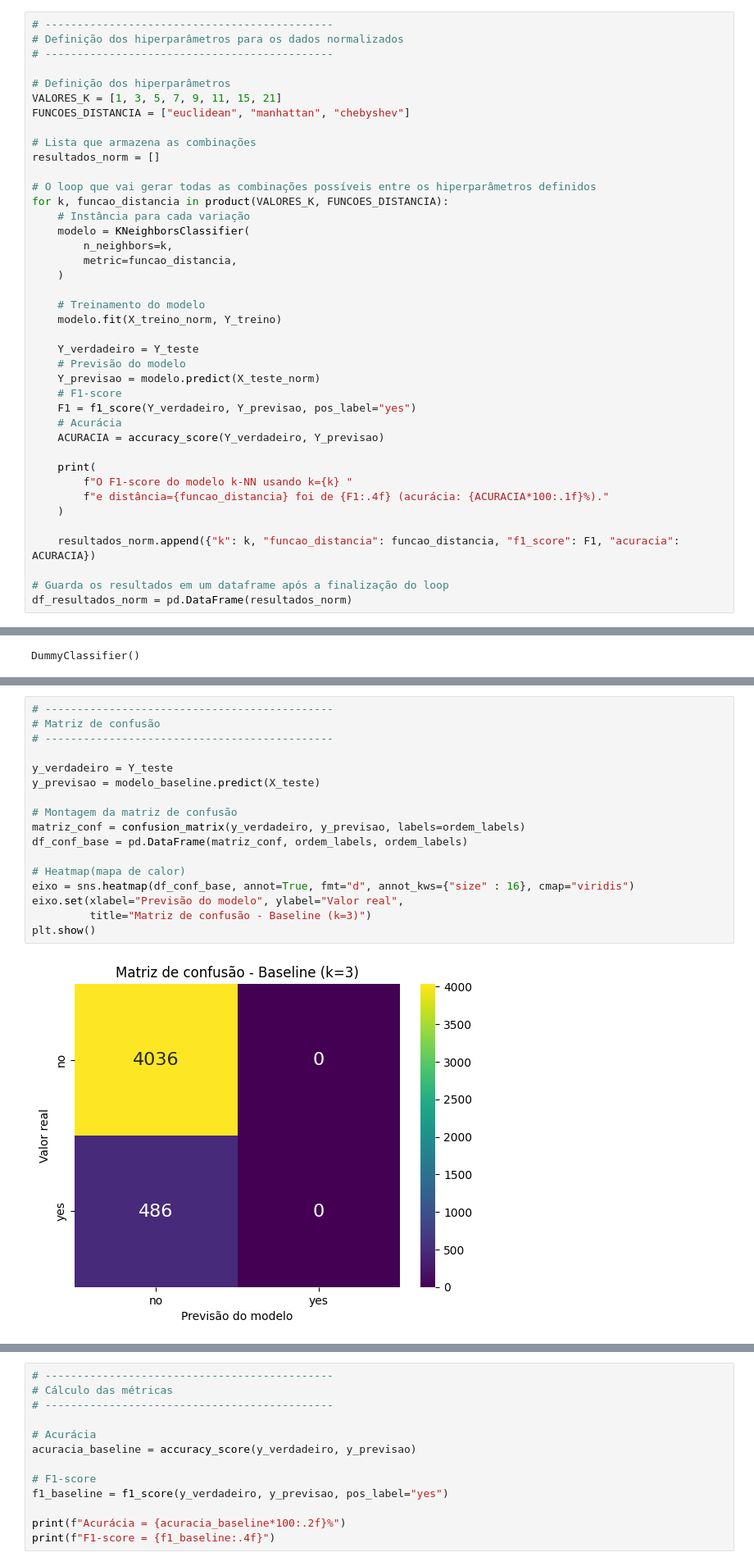
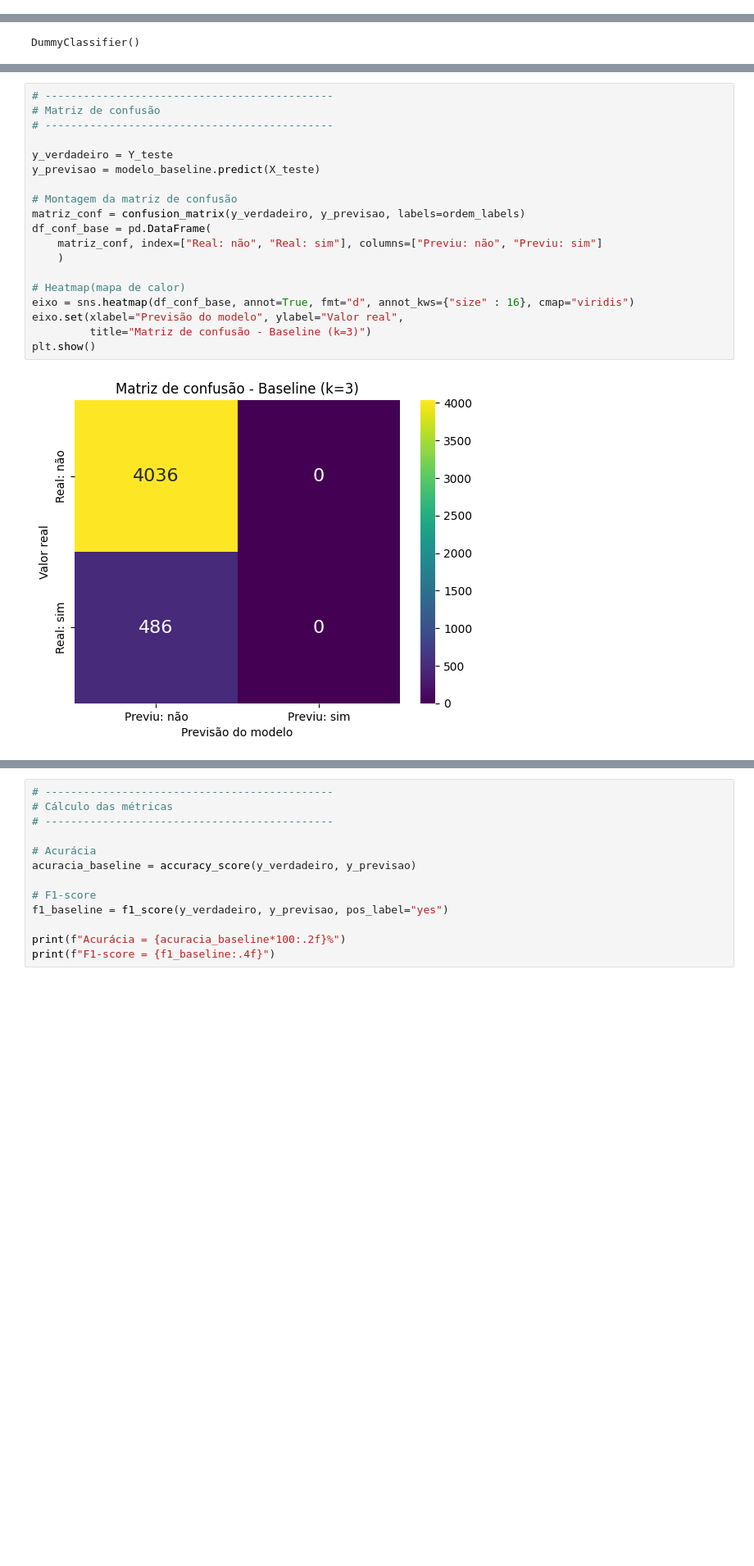
Before and after one commit to buruna087/Cubo-Gelatinoso-, a Jupyter notebook: Cubo_gelatinoso.ipynb, the cells around one changed output, grey strips where cells are left out. Shown at 82% size. Saved outputs shown, nothing was run; the diff lists cells and outputs as text; blank space fills up the shorter version.

```diff
--- a/Cubo_gelatinoso.ipynb
+++ b/Cubo_gelatinoso.ipynb
@@ -662,40 +718,0 @@ eixo.set(xlabel="Função de distância", ylabel="Número de vizinhos (k)",
-# %%
-# ---------------------------------------------
-# Definição dos hiperparâmetros para os dados normalizados
-# ---------------------------------------------
-
-# Definição dos hiperparâmetros
-VALORES_K = [1, 3, 5, 7, 9, 11, 15, 21]
-FUNCOES_DISTANCIA = ["euclidean", "manhattan", "chebyshev"]
-
-# Lista que armazena as combinações
-resultados_norm = []
-
-# O loop que vai gerar todas as combinações possíveis entre os hiperparâmetros definidos
-for k, funcao_distancia in product(VALORES_K, FUNCOES_DISTANCIA):
-    # Instância para cada variação
-    modelo = KNeighborsClassifier(
-        n_neighbors=k,
-        metric=funcao_distancia,
-    )
-
-    # Treinamento do modelo
-    modelo.fit(X_treino_norm, Y_treino)
-
-    Y_verdadeiro = Y_teste
-    # Previsão do modelo
-    Y_previsao = modelo.predict(X_teste_norm)
-    # F1-score
-    F1 = f1_score(Y_verdadeiro, Y_previsao, pos_label="yes")
-    # Acurácia
-    ACURACIA = accuracy_score(Y_verdadeiro, Y_previsao)
-
-    print(
-        f"O F1-score do modelo k-NN usando k={k} "
-        f"e distância={funcao_distancia} foi de {F1:.4f} (acurácia: {ACURACIA*100:.1f}%)."
-    )
-
-    resultados_norm.append({"k": k, "funcao_distancia": funcao_distancia, "f1_score": F1, "acuracia": ACURACIA})
-
-# Guarda os resultados em um dataframe após a finalização do loop
-df_resultados_norm = pd.DataFrame(resultados_norm)
@@ -759,19 +760,21 @@ DummyClassifier()
 # %%
 # ---------------------------------------------
 # Matriz de confusão
 # ---------------------------------------------
 
 y_verdadeiro = Y_teste
 y_previsao = modelo_baseline.predict(X_teste)
 
 # Montagem da matriz de confusão
 matriz_conf = confusion_matrix(y_verdadeiro, y_previsao, labels=ordem_labels)
-df_conf_base = pd.DataFrame(matriz_conf, ordem_labels, ordem_labels)
+df_conf_base = pd.DataFrame(
+    matriz_conf, index=["Real: não", "Real: sim"], columns=["Previu: não", "Previu: sim"]
+    )
 
 # Heatmap(mapa de calor)
 eixo = sns.heatmap(df_conf_base, annot=True, fmt="d", annot_kws={"size" : 16}, cmap="viridis")
 eixo.set(xlabel="Previsão do modelo", ylabel="Valor real",
          title="Matriz de confusão - Baseline (k=3)")
 plt.show()
 # %% [output]
-[figure, old version]
+[figure, new version]
```
Also changed, not shown: parts of 29 cells of this notebook.
